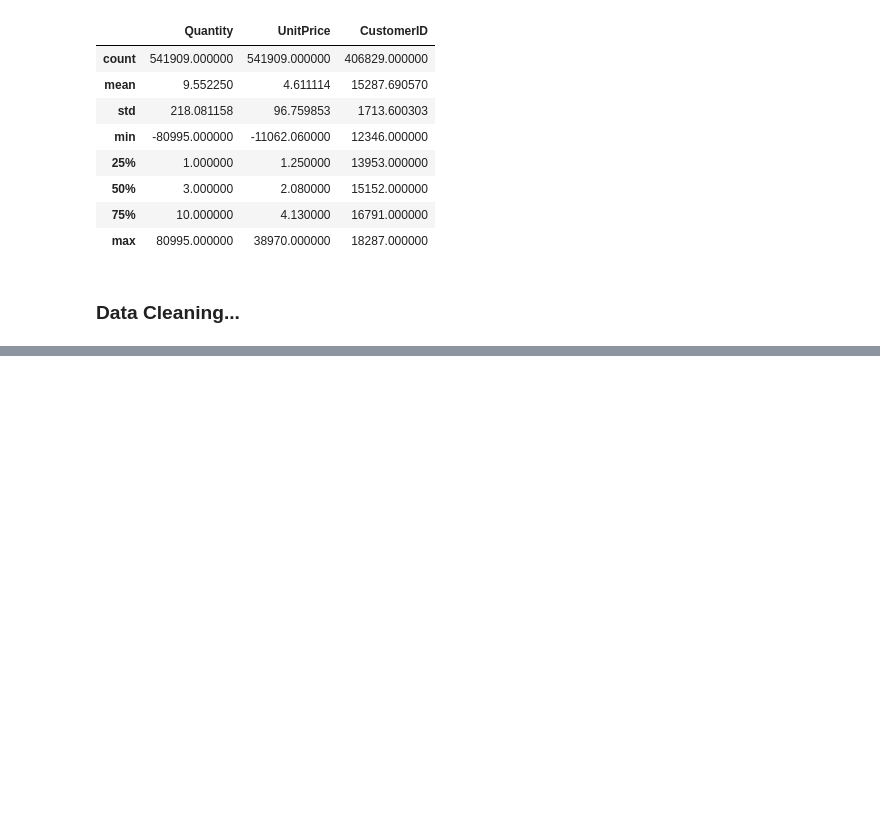
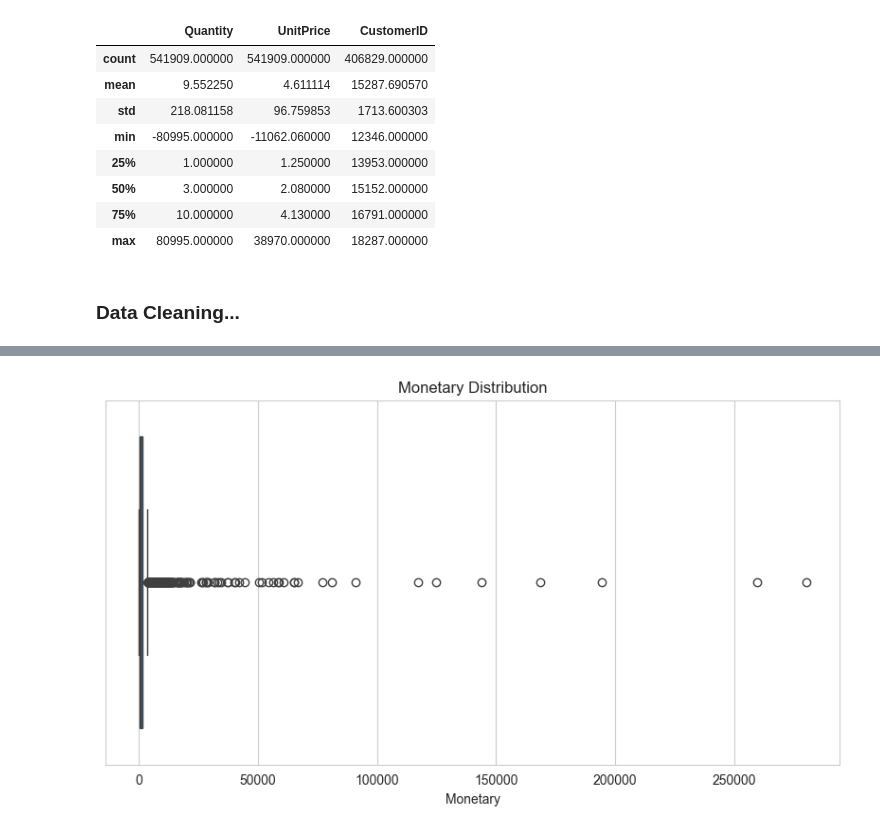
Before and after one commit to Sk2059/customer-segmentation-django-ml, a Jupyter notebook: notebooks/segmentation.ipynb, the cells around one changed output, grey strips where cells are left out. Cells and saved outputs as stored; diff of their text form; code cells hidden in the pictures; blank space fills up the shorter version.

```diff
--- a/notebooks/segmentation.ipynb
+++ b/notebooks/segmentation.ipynb
@@ -61,0 +209,7 @@ df.describe()
+# %%
+plt.figure(figsize=(10,5))
+sns.boxplot(x=rfm["Monetary"])
+plt.title("Monetary Distribution")
+plt.show()
+# %% [output]
+[figure, added]
```
Also changed, not shown: parts of 22 cells of this notebook.
